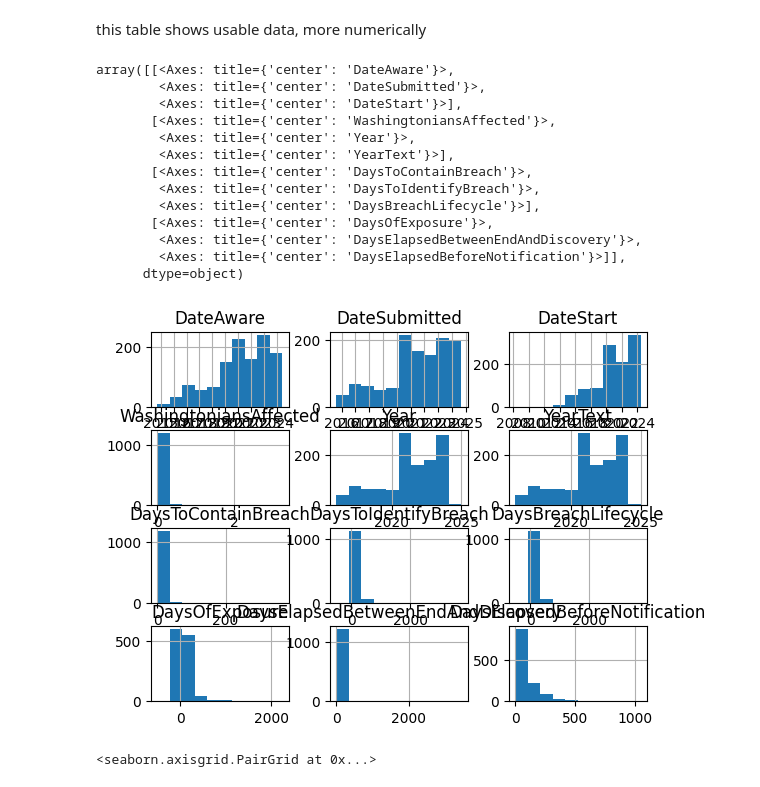
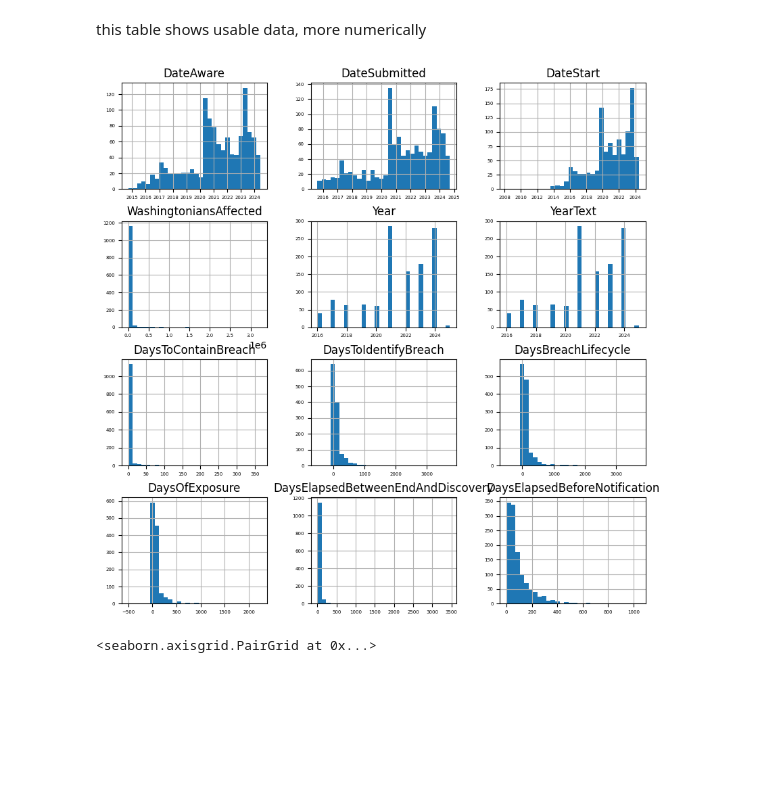
Before and after one commit to tgarcia14/DigitalBuilders, a Jupyter notebook: Exploration.ipynb, the cells around one changed output. Drawn from its saved outputs; the diff is of its cells as text; code cells hidden in the pictures; blank space fills up the shorter version.

```diff
--- a/Exploration.ipynb
+++ b/Exploration.ipynb
@@ -216,23 +234,12 @@ cleaned_df.describe(include="all")
 11 rows × 22 columns
 # %% [markdown]
 this table shows usable data, more numerically
-# %%
-cleaned_df.hist()
-# %% [output]
-array([[<Axes: title={'center': 'DateAware'}>,
-        <Axes: title={'center': 'DateSubmitted'}>,
-        <Axes: title={'center': 'DateStart'}>],
-       [<Axes: title={'center': 'WashingtoniansAffected'}>,
-        <Axes: title={'center': 'Year'}>,
-        <Axes: title={'center': 'YearText'}>],
-       [<Axes: title={'center': 'DaysToContainBreach'}>,
-        <Axes: title={'center': 'DaysToIdentifyBreach'}>,
-        <Axes: title={'center': 'DaysBreachLifecycle'}>],
-       [<Axes: title={'center': 'DaysOfExposure'}>,
-        <Axes: title={'center': 'DaysElapsedBetweenEndAndDiscovery'}>,
-        <Axes: title={'center': 'DaysElapsedBeforeNotification'}>]],
-      dtype=object)
-[figure, removed]
+# %%
+axes = cleaned_df.hist(figsize=(10, 10),bins=30)
+for ax in axes.flatten():
+    ax.tick_params(labelsize=5)
+# %% [output]
+[figure, added]
 # %%
 sns.pairplot(cleaned_df)
 # %% [output]
```
Also changed, not shown: parts of 60 cells of this notebook.
